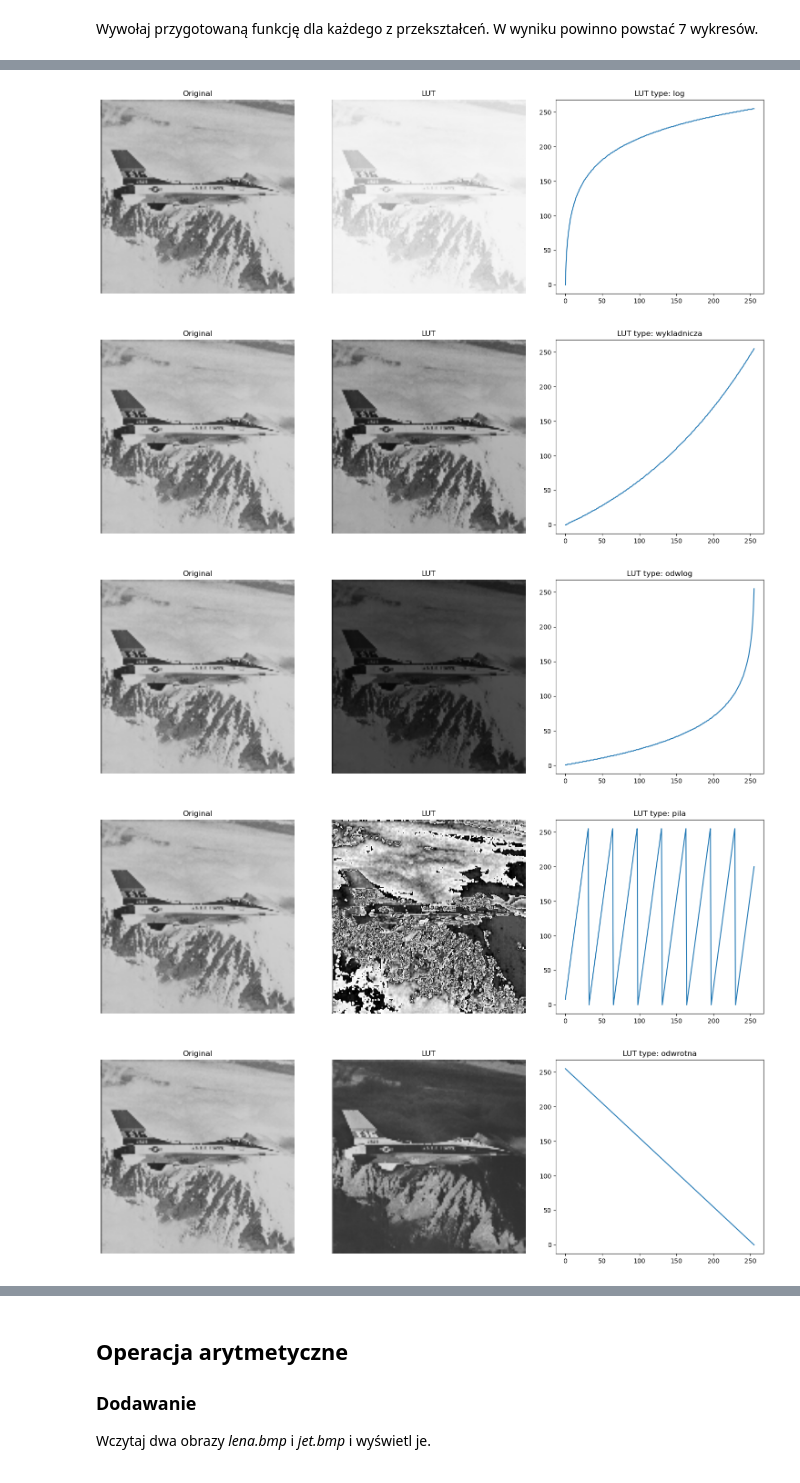
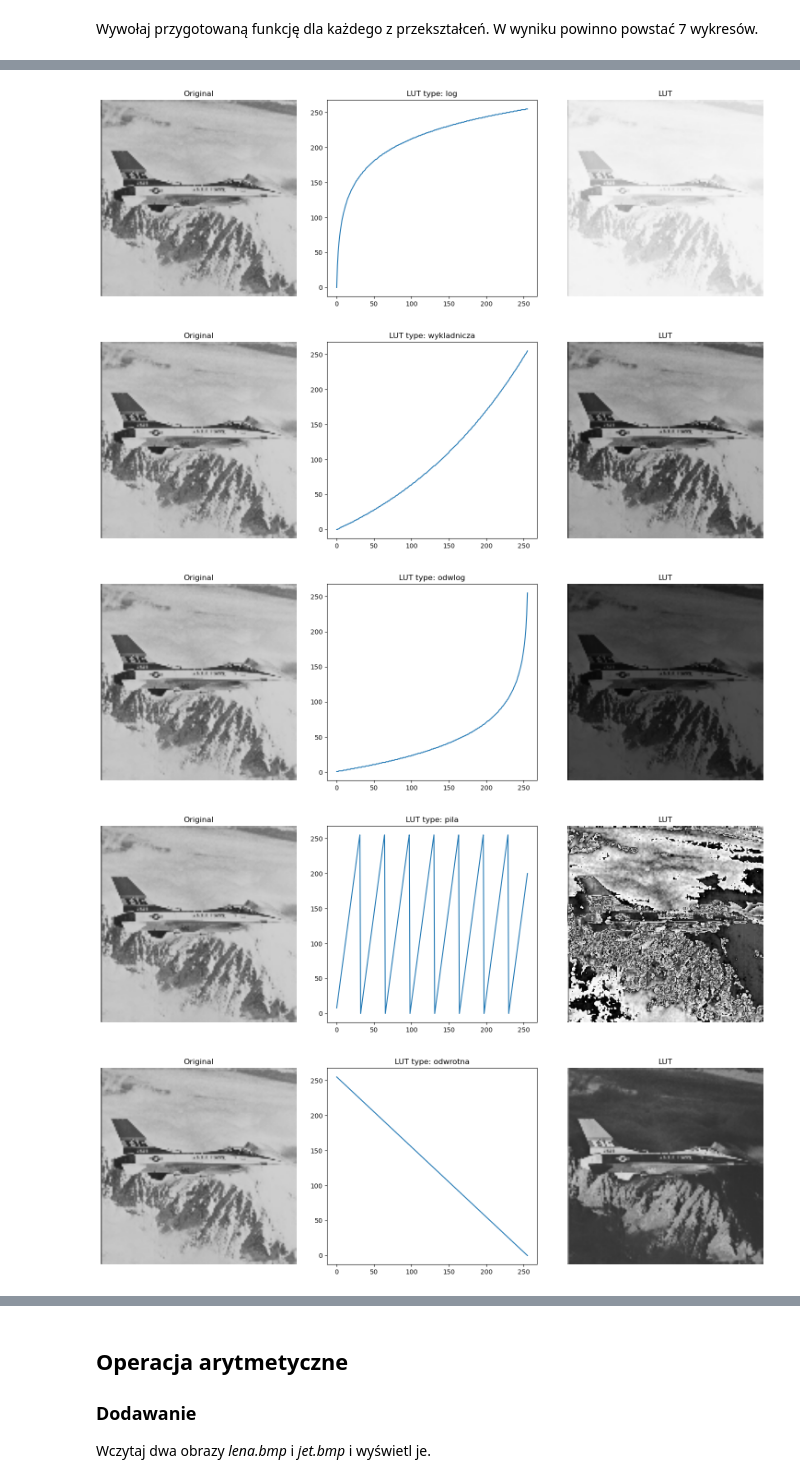
Before and after one commit to lursz/DigitalImageProcessing-Course, a Jupyter notebook: lab2/lab2.ipynb, the cells around one changed output, grey strips where cells are left out. Cells and saved outputs as stored; diff of their text form; code cells hidden in the pictures.

```diff
--- a/lab2/lab2.ipynb
+++ b/lab2/lab2.ipynb
@@ -98,23 +98,20 @@ def LUT(img: np.ndarray, table: list, name: str) -> None:
     axs[0].axis('off')
     axs[0].set_title('Original')
 
-    axs[1].imshow(lut_img)
-    axs[1].axis('off')
-    axs[1].set_title('LUT')
+    axs[1].plot(table)
+    axs[1].set_title(f"LUT type: {name}")
 
-    axs[2].plot(table)
-    axs[2].set_title(f"LUT type: {name}")
+    axs[2].imshow(lut_img)
+    axs[2].axis('off')
+    axs[2].set_title('LUT')
+
     fig.tight_layout()
     plt.show()
 # %% [markdown]
 Wywołaj przygotowaną funkcję dla każdego z przekształceń.
 W wyniku powinno powstać 7 wykresów.
 # %%
-LUT(img, lut.kwadratowa, 'kwadratowa')
-LUT(img, lut.log, 'log')
-LUT(img, lut.wykladnicza, 'wykladnicza')
-LUT(img, lut.odwlog, 'odwlog')
-LUT(img, lut.pila, 'pila')
-LUT(img, lut.odwrotna, 'odwrotna')
-LUT(img, lut.pierwiastkowa, 'pierwiastkowa')
+lut_array = [(lut.kwadratowa, 'kwadratowa'), (lut.log, 'log'), (lut.wykladnicza, 'wykladnicza'), (lut.odwlog, 'odwlog'), (lut.pila, 'pila'), (lut.odwrotna, 'odwrotna'), (lut.pierwiastkowa, 'pierwiastkowa')]
+for lut_table in lut_array:
+    LUT(img, lut_table[0], lut_table[1])
 # %% [output]
@@ -122,5 +119,5 @@ LUT(img, lut.pierwiastkowa, 'pierwiastkowa')
-[figure, old version]
+[figure, new version]
-[figure, old version]
+[figure, new version]
-[figure, old version]
+[figure, new version]
-[figure, old version]
+[figure, new version]
-[figure, old version]
+[figure, new version]
```
Also changed, not shown: parts of 9 cells of this notebook, 6 other files.
